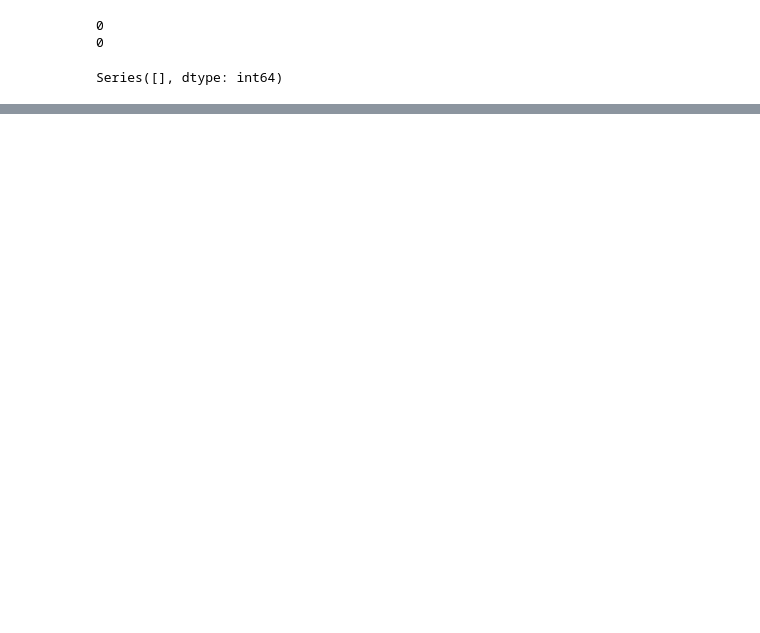
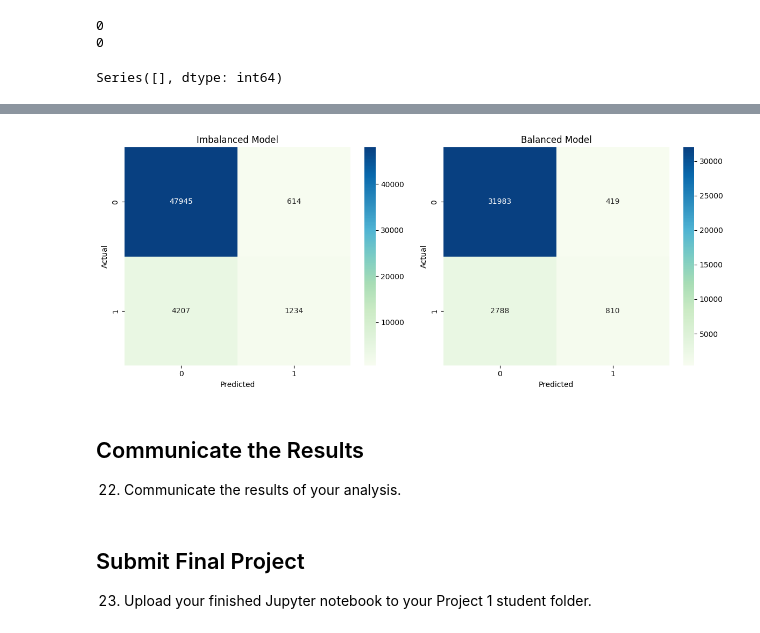
Before and after one commit to test-ds-21/JuanReyesAn___Data-Science-Portfolio-C21, a Jupyter notebook: Projects/Project-1/Copy_of_Project_1_data_clean.ipynb, the cells around one changed output, grey strips where cells are left out. Drawn from its saved outputs; the diff is of its cells as text; code cells hidden in the pictures; blank space fills up the shorter version.

```diff
--- a/Projects/Project-1/Copy_of_Project_1_data_clean.ipynb
+++ b/Projects/Project-1/Copy_of_Project_1_data_clean.ipynb
@@ -393,0 +627,7 @@ f"{_[:5]} ... {_[-3:]}"
+# %%
+X_train_bal, X_test_bal, y_train_bal, y_test_bal = train_test_split(
+    X_bal, y_bal, test_size=0.2, random_state=42)
+model.fit(X_train_bal, y_train_bal)
+y_pred_bal = model.predict(X_test_bal)
+print(confusion_matrix(y_test_bal, y_pred_bal))
+print(classification_report(y_test_bal, y_pred_bal))
@@ -393,0 +645,29 @@ f"{_[:5]} ... {_[-3:]}"
+# %%
+from sklearn.metrics import confusion_matrix
+import seaborn as sns
+import matplotlib.pyplot as plt
+# Imbalanced model confusion matrix
+cm = confusion_matrix(y_test, y_pred)
+# Balanced model confusion matrix
+cm_bal = confusion_matrix(y_test_bal, y_pred_bal)
+fig, axes = plt.subplots(1, 2, figsize=(12, 5))
+sns.heatmap(cm, annot=True, fmt='d', cmap='GnBu', ax=axes[0])
+axes[0].set_title('Imbalanced Model')
+axes[0].set_xlabel('Predicted')
+axes[0].set_ylabel('Actual')
+sns.heatmap(cm_bal, annot=True, fmt='d', cmap='GnBu', ax=axes[1])
+axes[1].set_title('Balanced Model')
+axes[1].set_xlabel('Predicted')
+axes[1].set_ylabel('Actual')
+plt.tight_layout()
+plt.show()
+# %% [output]
+[figure, added]
+# %% [markdown]
+## Communicate the Results
+
+22. Communicate the results of your analysis.
+# %% [markdown]
+## Submit Final Project
+
+23. Upload your finished Jupyter notebook to your Project 1 student folder.
```
Also changed, not shown: parts of 55 cells of this notebook.
